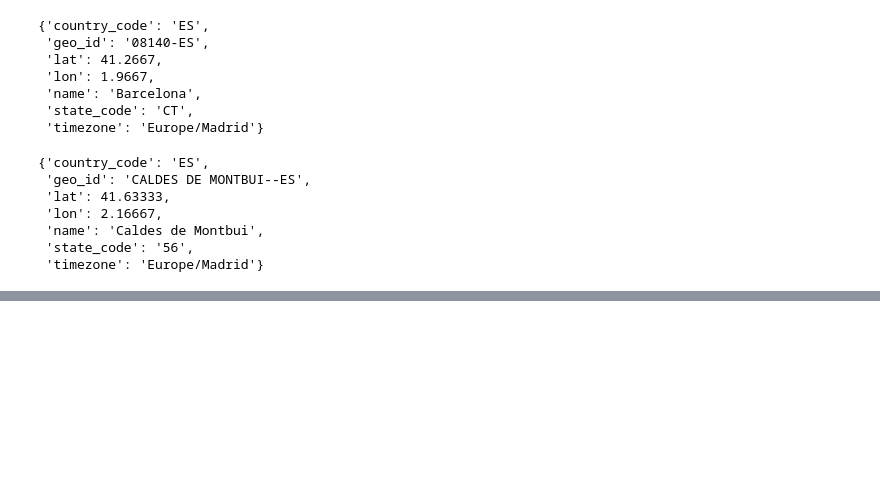
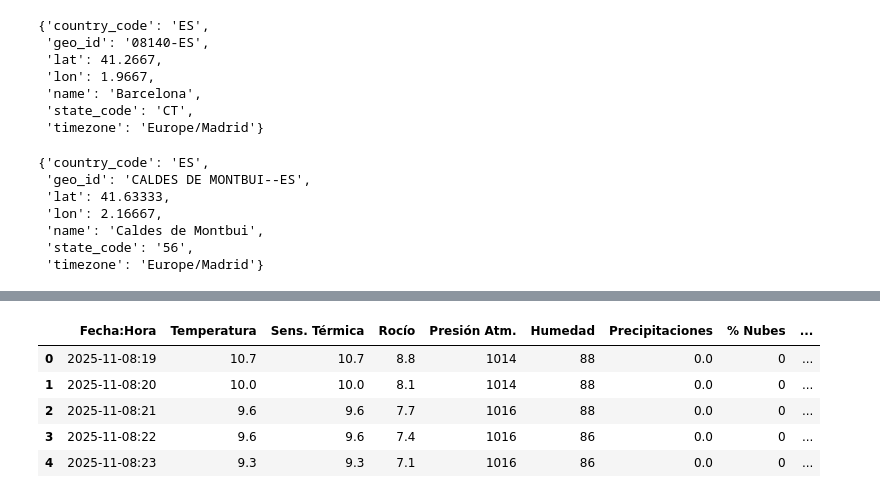
Before and after one commit to Belenm1995/Proyecto_Equipo_D, a Jupyter notebook: Proyecto_D/Extracción_de_datos.ipynb, the cells around one changed output, grey strips where cells are left out. Cells and saved outputs as stored; diff of their text form; code cells hidden in the pictures; blank space fills up the shorter version.

```diff
--- a/Proyecto_D/Extracción_de_datos.ipynb
+++ b/Proyecto_D/Extracción_de_datos.ipynb
@@ -253,0 +368,68 @@ for x in data["data"]:
+# %%
+data = {}
+url = "https://api.weatherbit.io/v2.0/history/hourly?lat=41.5333&lon=2.2667&start_date=2025-11-08:20&end_date=2025-11-10:20&tz=local&key=9a25028e04c943f5b50689bfd5db49b7"
+response = requests.get(url)
+data.update(response.json())
+
+datos = {}
+ubicacion = ""
+fecha_hora = []
+temp = []
+s_termica = []
+rocio = []
+p_atm = []
+humedad = []
+precip = []
+nubes = []
+d_viento = []
+v_viento = []
+rad_solar = []
+uv = []
+
+for x in data["data"]:
+    ubicacion = (data["city_name"])
+    fecha_hora.append(x["datetime"])
+    temp.append(x["temp"])
+    s_termica.append(x["app_temp"])
+    rocio.append(x["dewpt"])
+    p_atm.append(x["pres"])
+    humedad.append(x["rh"])
+    precip.append(x["precip"])
+    nubes.append(x["clouds"])
+    d_viento.append(x["wind_dir"])
+    v_viento.append(x["wind_spd"])
+    rad_solar.append(x["solar_rad"])
+    uv.append(x["uv"])
+
+
+
+
+for llave, valor in [("Fecha:Hora", fecha_hora),
+                     ("Temperatura", temp),
+                     ("Sens. Térmica", s_termica),
+                     ("Rocío", rocio),
+                     ("Presión Atm.", p_atm),
+                     ("Humedad", humedad),
+                     ("Precipitaciones", precip),
+                     ("% Nubes", nubes),
+                     ("Dirección viento", d_viento),
+                     ("Velociddad viento", v_viento),
+                     ("Radiación solar", rad_solar),
+                     ("Ultravioleta", uv)]:
+    datos[llave] = valor
+
+
+# datos
+
+MdV =  pd.DataFrame(datos)
+
+MdV.head()
+
+# ubicacion
+# %% [output]
+|  | Fecha:Hora | Temperatura | Sens. Térmica | Rocío | Presión Atm. | Humedad | Precipitaciones | % Nubes | ... |
+| 0 | 2025-11-08:19 | 10.7 | 10.7 | 8.8 | 1014 | 88 | 0.0 | 0 | ... |
+| 1 | 2025-11-08:20 | 10.0 | 10.0 | 8.1 | 1014 | 88 | 0.0 | 0 | ... |
+| 2 | 2025-11-08:21 | 9.6 | 9.6 | 7.7 | 1016 | 88 | 0.0 | 0 | ... |
+| 3 | 2025-11-08:22 | 9.6 | 9.6 | 7.4 | 1016 | 86 | 0.0 | 0 | ... |
+| 4 | 2025-11-08:23 | 9.3 | 9.3 | 7.1 | 1016 | 86 | 0.0 | 0 | ... |
```
Also changed, not shown: parts of 5 cells of this notebook.
